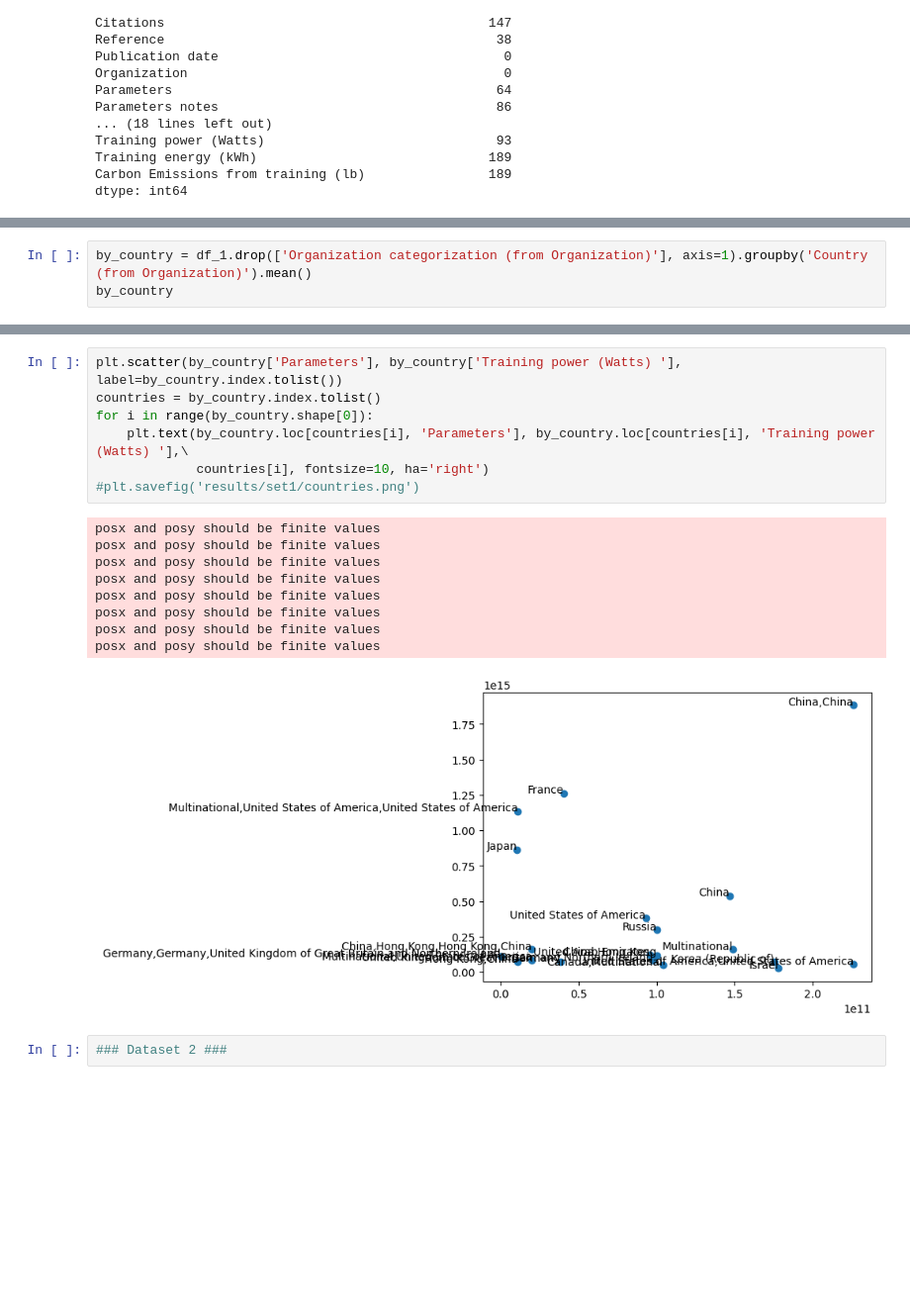
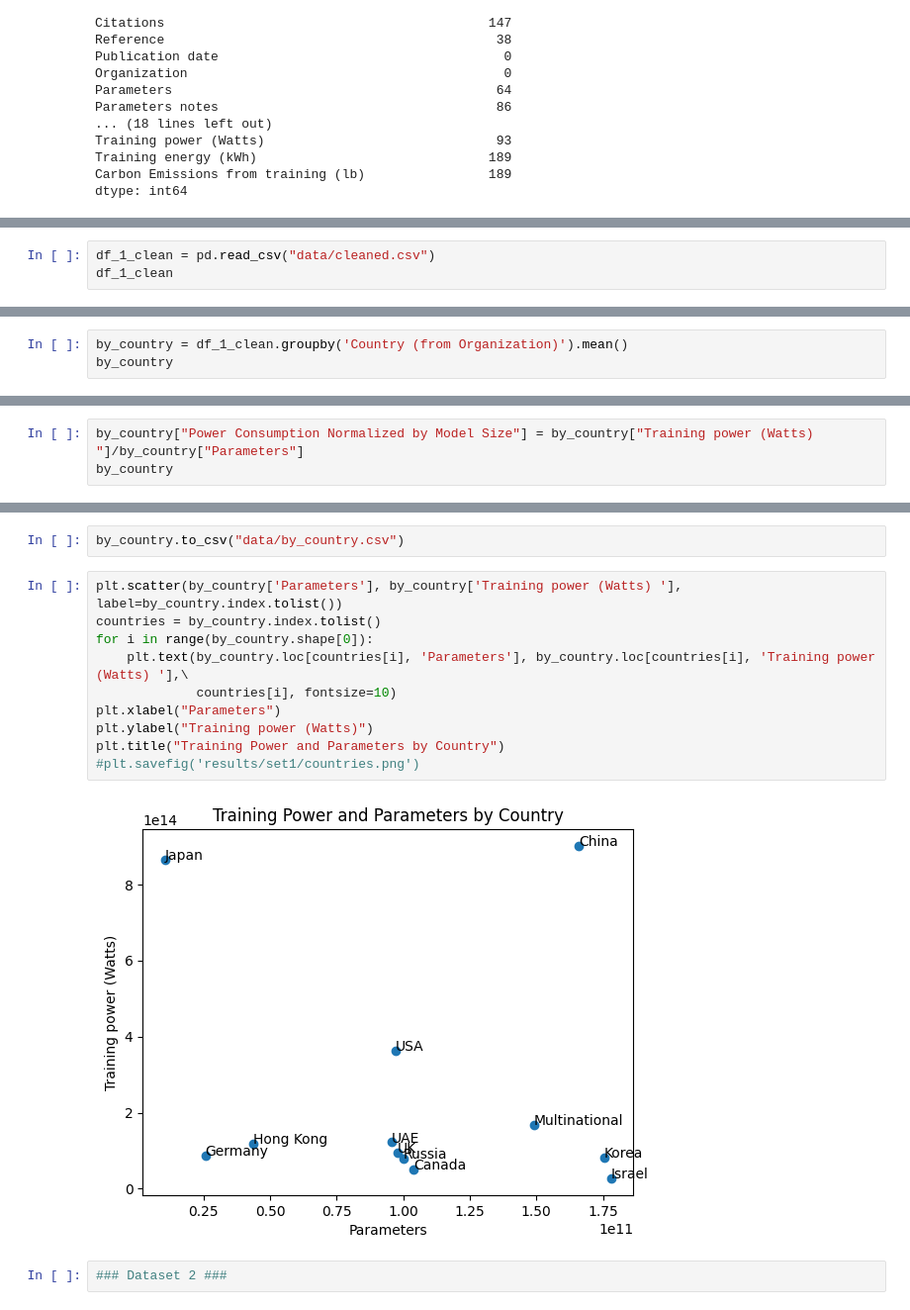
Before and after one commit to Burgundy800020/AI_sus_repo, a Jupyter notebook: Starter.ipynb, the cells around one changed output, grey strips where cells are left out. Shown at 99% size. Drawn from its saved outputs; the diff is of its cells as text; blank space fills up the shorter version.

```diff
--- a/Starter.ipynb
+++ b/Starter.ipynb
@@ -136,0 +138,3 @@ df_1_clean
+# %%
+df_1_clean = pd.read_csv("data/cleaned.csv")
+df_1_clean
@@ -137,4 +155,4 @@ df_1_clean
 # %%
-by_country = df_1.drop(['Organization categorization (from Organization)'], axis=1).groupby('Country (from Organization)').mean()
+by_country = df_1_clean.groupby('Country (from Organization)').mean()
 by_country
 # %% [output]
@@ -158,0 +173,3 @@ by_country
+# %%
+by_country["Power Consumption Normalized by Model Size"] = by_country["Training power (Watts) "]/by_country["Parameters"]
+by_country
@@ -159,20 +191,17 @@ by_country
+# %%
+by_country.to_csv("data/by_country.csv")
 # %%
 plt.scatter(by_country['Parameters'], by_country['Training power (Watts) '], label=by_country.index.tolist())
 countries = by_country.index.tolist()
 for i in range(by_country.shape[0]):
     plt.text(by_country.loc[countries[i], 'Parameters'], by_country.loc[countries[i], 'Training power (Watts) '],\
-             countries[i], fontsize=10, ha='right')
+             countries[i], fontsize=10)
+plt.xlabel("Parameters")
+plt.ylabel("Training power (Watts)")
+plt.title("Training Power and Parameters by Country")
 #plt.savefig('results/set1/countries.png')
 # %% [output]
-posx and posy should be finite values
-posx and posy should be finite values
-posx and posy should be finite values
-posx and posy should be finite values
-posx and posy should be finite values
-posx and posy should be finite values
-posx and posy should be finite values
-posx and posy should be finite values
-[figure, old version]
+[figure, new version]
 # %%
 ### Dataset 2 ###
 # %%
```
Also changed, not shown: parts of 7 cells of this notebook, 3 other files.
